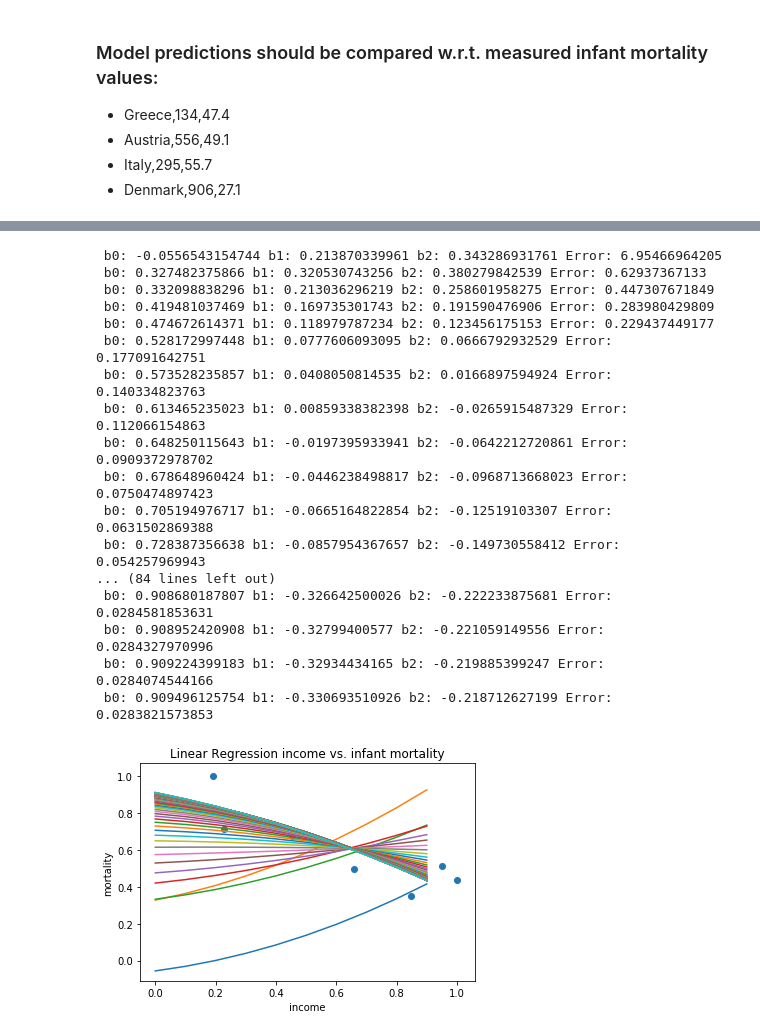
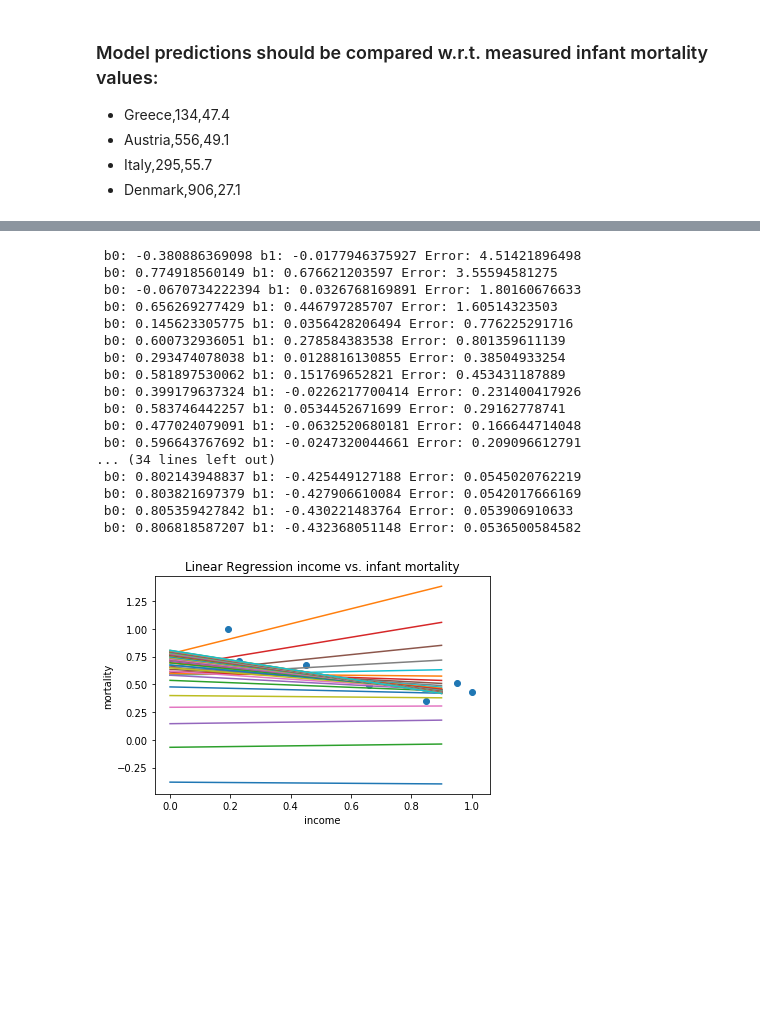
Before and after one commit to NguyenDa18/CS491_MachineLearning_Notes, a Jupyter notebook: Regression_GDO_Lab.ipynb, the cells around one changed output, grey strips where cells are left out. Drawn from its saved outputs; the diff is of its cells as text; code cells hidden in the pictures; blank space fills up the shorter version.

```diff
--- a/Regression_GDO_Lab.ipynb
+++ b/Regression_GDO_Lab.ipynb
@@ -44,15 +42,15 @@ plt.ylim(0, max(Y))
 # %%
 def calc_total_Error(row, col):
-    return (b2*row**2 + b1*row+b0 - col)**2
+    return (b1*row+b0 - col)**2
 
 def calc_b0_Error(row, col):
-    return (b2*row**2 + b1*row+b0 - col)
+    return (b1*row+b0 - col)
 
 def calc_b1_Error(row, col):
-    return (b2*row**2 + b1*row+b0 - col) * row
+    return (b1*row+b0 - col) * row
 
 def calc_b2_Error(row, col):
-    return (b2*row**2 + b1*row+b0 - col) * row**2
+    return (b1*row+b0 - col) * row**2
 
 # helper wrapper function for us to plug in error function to use
 def useErrorFunction(errorFunction, args):
@@ -64,7 +62,7 @@ def mse(X,Y, errorFunction):
         val = useErrorFunction(errorFunction, (row, col))
         errorsList.append(val)
     ERROR_SUM = sum(errorsList)
-    return ERROR_SUM / 3
+    return ERROR_SUM / 2
 
 def adjustWeight(weight, learn, temp_error):
     return weight - learn * temp_error
@@ -72,54 +70,51 @@ def adjustWeight(weight, learn, temp_error):
 def takeRandomBatch(listLen, batchSize):
     return random.sample(range(listLen), batchSize)
 
 # init weights
-b2 = 1.0
 b1 = 1.0
 b0 = 1.0
 
 learn = 0.5
 
 plt.xlabel('income')
 plt.ylabel('mortality')
 plt.title('Linear Regression income vs. infant mortality')
 plt.scatter(X, Y)
 plt.pause(0.1);
 
 batchSample = takeRandomBatch(len(X), 5)
 sample_X = [X[i] for i in sorted(batchSample)]
 sample_Y = [Y[i] for i in sorted(batchSample)]
 
-for i in range(100):
+for i in range(50):
     ERROR = mse(X, Y, calc_total_Error)
     b0_temp_error = mse(sample_X, sample_Y, calc_b0_Error)
     b1_temp_error = mse(sample_X, sample_Y, calc_b1_Error)
-    b2_temp_error = mse(sample_X, sample_Y, calc_b2_Error)
     b0 = adjustWeight(b0, learn, b0_temp_error)
     b1 = adjustWeight(b1, learn, b1_temp_error)
-    b2 = adjustWeight(b2, learn, b2_temp_error)
-    print(" b0: " + str(b0) + " b1: " + str(b1) + " b2: " + str(b2) + " Error: " + str(ERROR))
+    print(" b0: " + str(b0) + " b1: " + str(b1) + " Error: " + str(ERROR))
     # How to plot the graph
     X_test = np.arange(0,1,0.1)
-    plt.plot (X_test, b2*X_test**2+ b1*X_test + b0)
+    plt.plot (X_test, b1*X_test + b0)
     plt.pause(0.1)
 
 plt.show()
 # %% [output]
- b0: -0.0556543154744 b1: 0.213870339961 b2: 0.343286931761 Error: 6.95466964205
- b0: 0.327482375866 b1: 0.320530743256 b2: 0.380279842539 Error: 0.62937367133
- b0: 0.332098838296 b1: 0.213036296219 b2: 0.258601958275 Error: 0.447307671849
- b0: 0.419481037469 b1: 0.169735301743 b2: 0.191590476906 Error: 0.283980429809
- b0: 0.474672614371 b1: 0.118979787234 b2: 0.123456175153 Error: 0.229437449177
- b0: 0.528172997448 b1: 0.0777606093095 b2: 0.0666792932529 Error: 0.177091642751
- b0: 0.573528235857 b1: 0.0408050814535 b2: 0.0166897594924 Error: 0.140334823763
- b0: 0.613465235023 b1: 0.00859338382398 b2: -0.0265915487329 Error: 0.112066154863
- b0: 0.648250115643 b1: -0.0197395933941 b2: -0.0642212720861 Error: 0.0909372978702
- b0: 0.678648960424 b1: -0.0446238498817 b2: -0.0968713668023 Error: 0.0750474897423
- b0: 0.705194976717 b1: -0.0665164822854 b2: -0.12519103307 Error: 0.0631502869388
- b0: 0.728387356638 b1: -0.0857954367657 b2: -0.149730558412 Error: 0.054257969943
-... (84 lines left out)
- b0: 0.908680187807 b1: -0.326642500026 b2: -0.222233875681 Error: 0.0284581853631
- b0: 0.908952420908 b1: -0.32799400577 b2: -0.221059149556 Error: 0.0284327970996
- b0: 0.909224399183 b1: -0.32934434165 b2: -0.219885399247 Error: 0.0284074544166
- b0: 0.909496125754 b1: -0.330693510926 b2: -0.218712627199 Error: 0.0283821573853
+ b0: -0.380886369098 b1: -0.0177946375927 Error: 4.51421896498
+ b0: 0.774918560149 b1: 0.676621203597 Error: 3.55594581275
+ b0: -0.0670734222394 b1: 0.0326768169891 Error: 1.80160676633
+ b0: 0.656269277429 b1: 0.446797285707 Error: 1.60514323503
+ b0: 0.145623305775 b1: 0.0356428206494 Error: 0.776225291716
+ b0: 0.600732936051 b1: 0.278584383538 Error: 0.801359611139
+ b0: 0.293474078038 b1: 0.0128816130855 Error: 0.38504933254
+ b0: 0.581897530062 b1: 0.151769652821 Error: 0.453431187889
+ b0: 0.399179637324 b1: -0.0226217700414 Error: 0.231400417926
+ b0: 0.583746442257 b1: 0.0534452671699 Error: 0.29162778741
+ b0: 0.477024079091 b1: -0.0632520680181 Error: 0.166644714048
+ b0: 0.596643767692 b1: -0.0247320044661 Error: 0.209096612791
+... (34 lines left out)
+ b0: 0.802143948837 b1: -0.425449127188 Error: 0.0545020762219
+ b0: 0.803821697379 b1: -0.427906610084 Error: 0.0542017666169
+ b0: 0.805359427842 b1: -0.430221483764 Error: 0.053906910633
+ b0: 0.806818587207 b1: -0.432368051148 Error: 0.0536500584582
-[figure, old version]
+[figure, new version]
```
Also changed, not shown: parts of 4 cells of this notebook.
